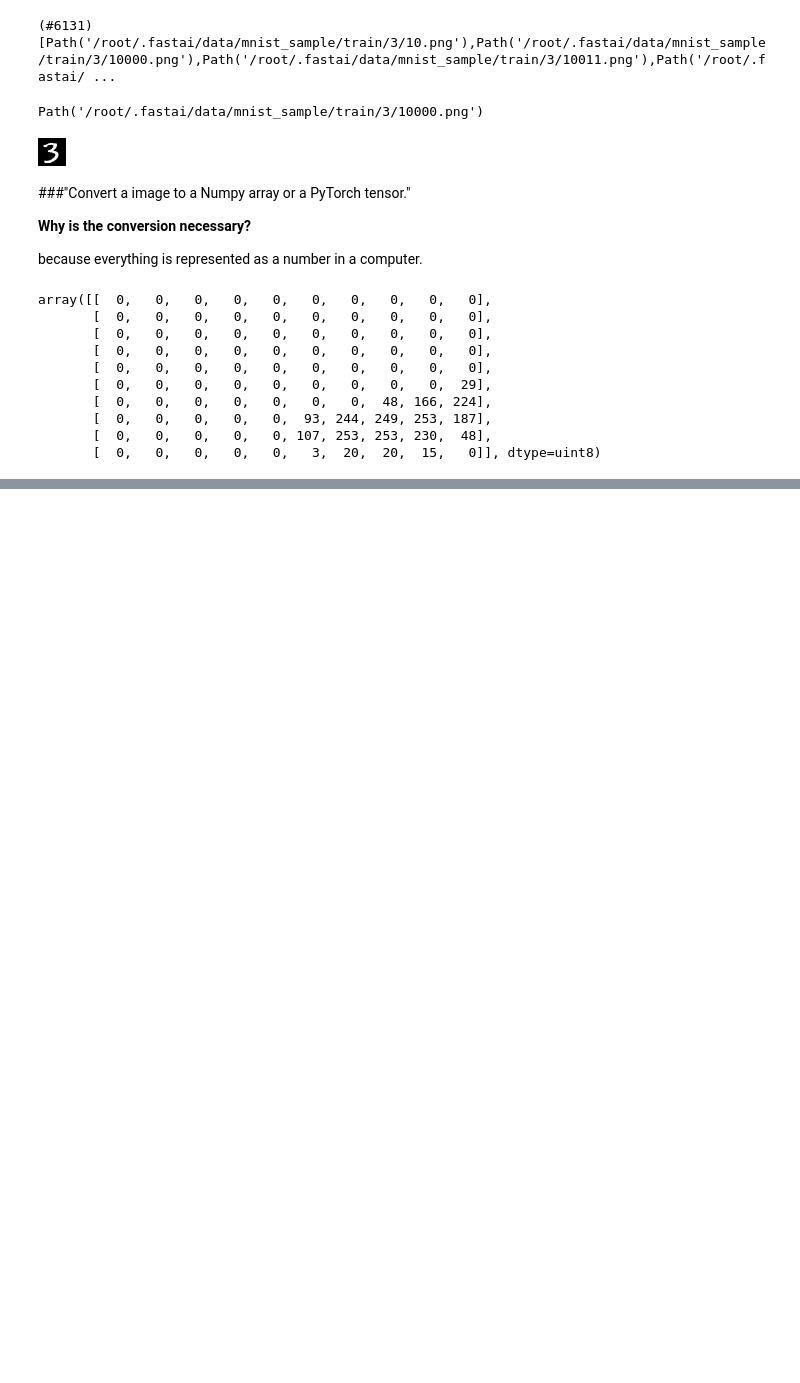
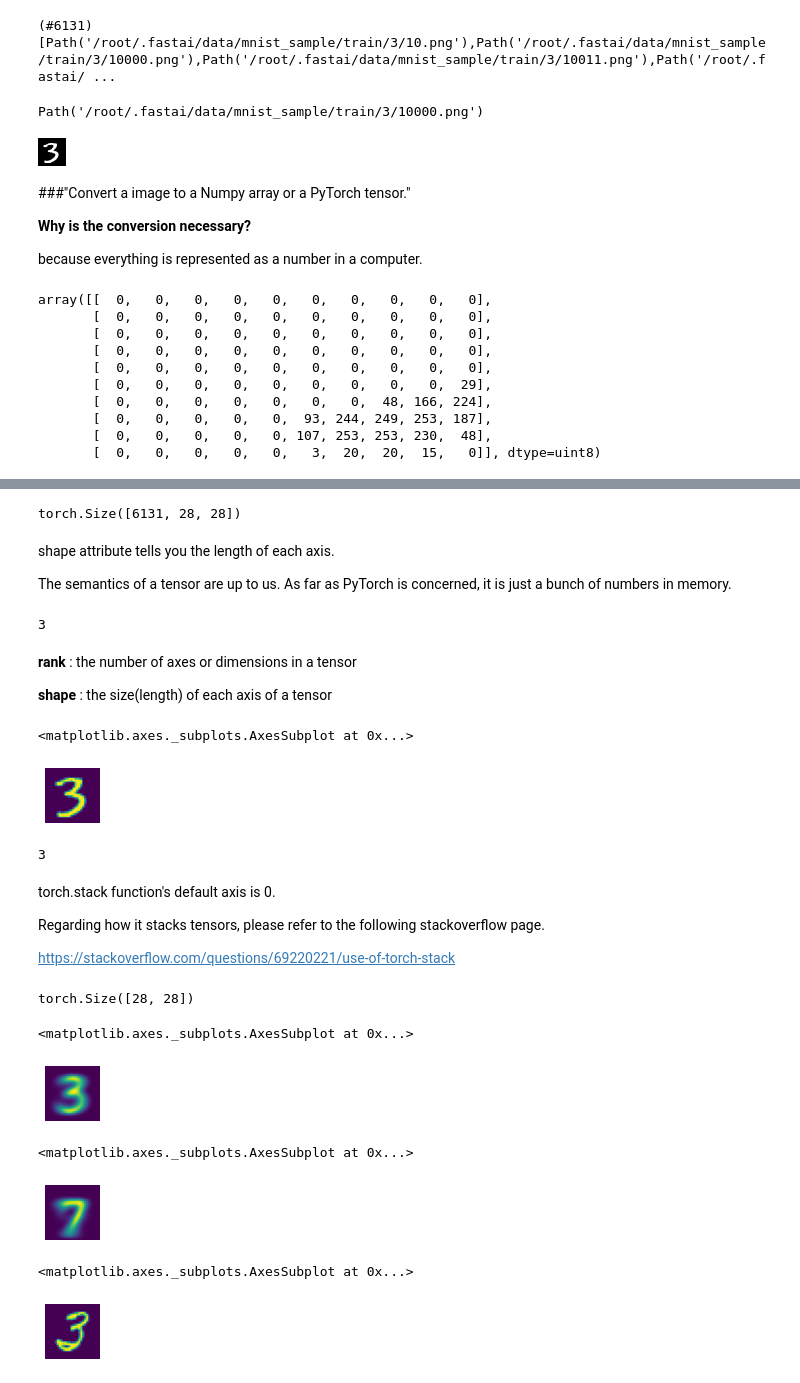
Before and after one commit to ttcielott/Deep-Learning-with-PyTorch, a Jupyter notebook: Chapter4_Under_the_hood.ipynb, the cells around one changed output, grey strips where cells are left out. Cells and saved outputs as stored; diff of their text form; code cells hidden in the pictures; blank space fills up the shorter version.

```diff
--- a/Chapter4_Under_the_hood.ipynb
+++ b/Chapter4_Under_the_hood.ipynb
@@ -102,0 +194,20 @@ array([[  0,   0,   0,   0,   0,   0,   0,   0,   0,   0],
+# %%
+# compute the average over all the images of the intensity of that pixel
+
+# combine all the images in the list into a single 3-dimensional tensor (rank-3 tensor)
+torch.stack(three_tensors).shape
+# %% [output]
+torch.Size([6131, 28, 28])
+# %% [markdown]
+shape attribute tells you the length of each axis.
+
+The semantics of a tensor are up to us. As far as PyTorch is concerned, it is just a bunch of numbers in memory.
+# %%
+# rank: length of a tensor's shape
+len(torch.stack(three_tensors).shape)
+# %% [output]
+3
+# %% [markdown]
+**rank** : the number of axes or dimensions in a tensor
+
+**shape** : the size(length) of each axis of a tensor
@@ -102,0 +219,43 @@ array([[  0,   0,   0,   0,   0,   0,   0,   0,   0,   0],
+# %%
+# display a tensor as a image
+show_image(seven_tensors[10])
+# %% [output]
+<matplotlib.axes._subplots.AxesSubplot at 0x...>
+[figure, added]
+# %%
+# another way to check a tensor's rank
+stacked_threes.ndim
+# %% [output]
+3
+# %% [markdown]
+torch.stack function's default axis is 0.
+
+Regarding how it stacks tensors, please refer to the following stackoverflow page.
+
+https://stackoverflow.com/questions/69220221/use-of-torch-stack
+# %%
+# calculate the mean of all the image tensors by taking the mean along dimension 0 of the stacked, rank-3 tensor
+mean3 = stacked_threes.mean(0)
+mean3.shape
+# %% [output]
+torch.Size([28, 28])
+# %%
+# according to this dataset, this is the ideal number 3
+show_image(mean3)
+# %% [output]
+<matplotlib.axes._subplots.AxesSubplot at 0x...>
+[figure, added]
+# %%
+# do the same for 7s
+mean7 = stacked_sevens.mean(0)
+show_image(mean7)
+# %% [output]
+<matplotlib.axes._subplots.AxesSubplot at 0x...>
+[figure, added]
+# %%
+# let's pick an arbitrary 3 and measure its distance from our "ideal digits" (mean3 and mean7)
+random3 = stacked_threes[12]
+show_image(random3)
+# %% [output]
+<matplotlib.axes._subplots.AxesSubplot at 0x...>
+[figure, added]
```
Also changed, not shown: parts of 20 cells of this notebook.
